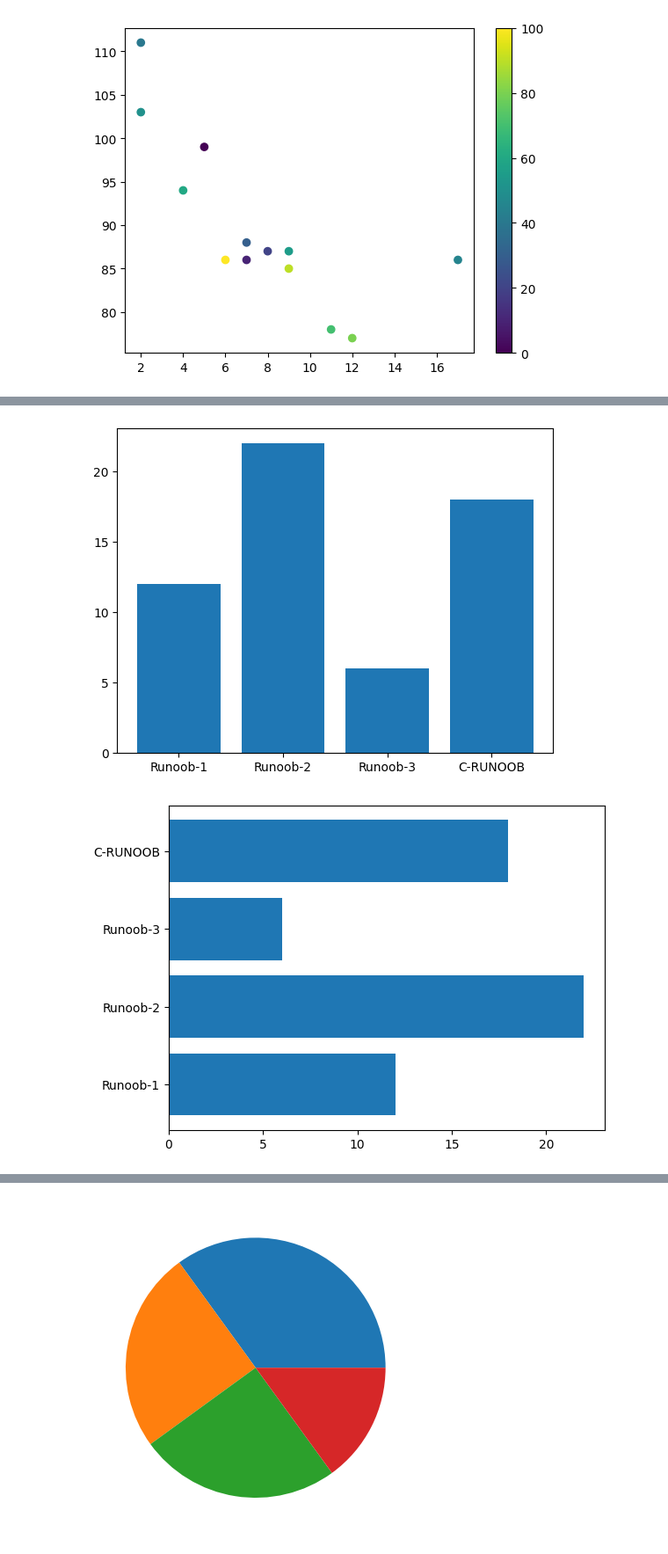
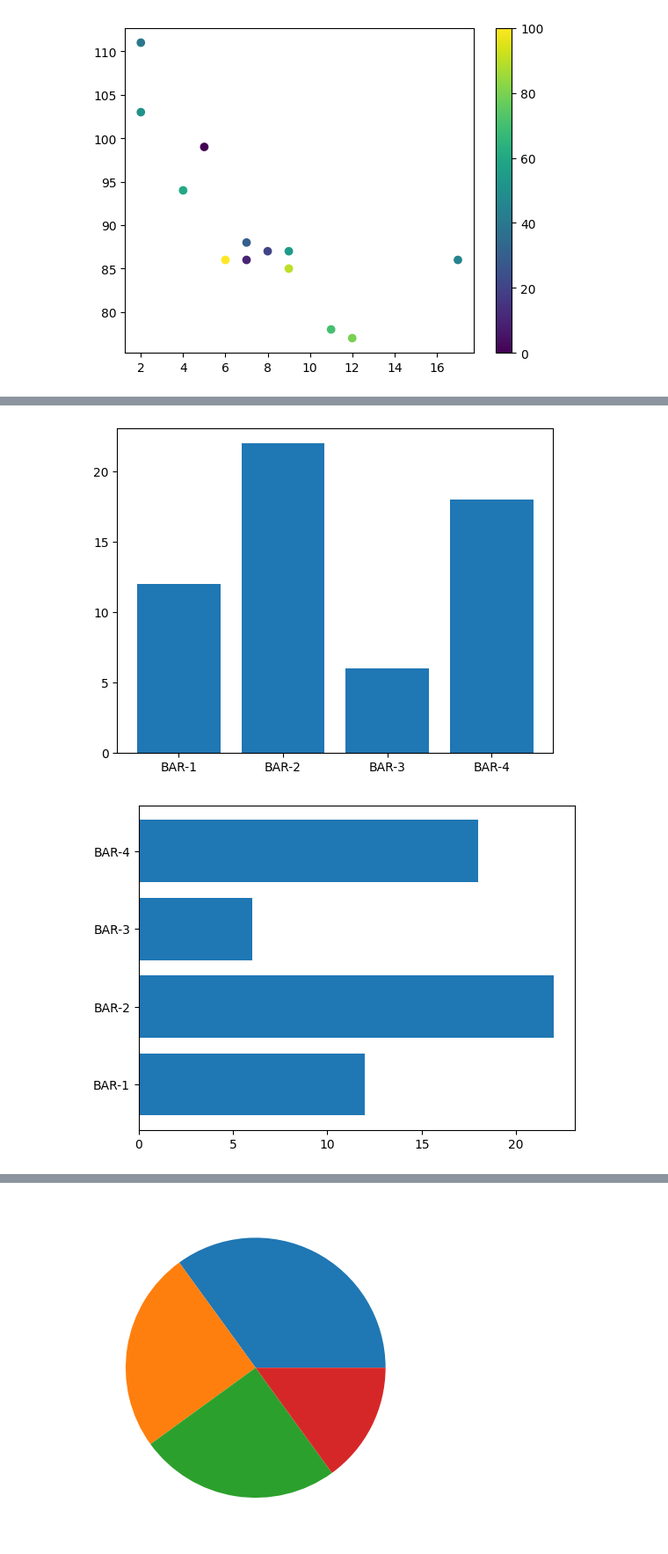
Before and after one commit to solidglue/Machine_Learning_Sklearn_Examples, a Jupyter notebook: 00_Python_basics/00_03_Matplotlib_basic.ipynb, the cells around one changed output, grey strips where cells are left out. Shown: that part at 88% size. Saved outputs shown, nothing was run; the diff lists cells and outputs as text; code cells hidden in the pictures.

```diff
--- a/00_Python_basics/00_03_Matplotlib_basic.ipynb
+++ b/00_Python_basics/00_03_Matplotlib_basic.ipynb
@@ -75,19 +85,19 @@ plt.show()
 # %%
 ### 柱状图
 ##垂直柱状图  - bar()
-x = np.array(["Runoob-1", "Runoob-2", "Runoob-3", "C-RUNOOB"])
+x = np.array(["BAR-1", "BAR-2", "BAR-3", "BAR-4"])
 y = np.array([12, 22, 6, 18])
 plt.bar(x,y)
 plt.show()
 # %% [output]
-[figure, old version]
+[figure, new version]
 # %%
 ## 横向柱状图 - barh()
-x = np.array(["Runoob-1", "Runoob-2", "Runoob-3", "C-RUNOOB"])
+x = np.array(["BAR-1", "BAR-2", "BAR-3", "BAR-4"])
 y = np.array([12, 22, 6, 18])
 plt.barh(x,y)
 plt.show()
 # %% [output]
-[figure, old version]
+[figure, new version]
 # %%
 ## 颜色
```
Also changed, not shown: parts of 10 cells of this notebook.
